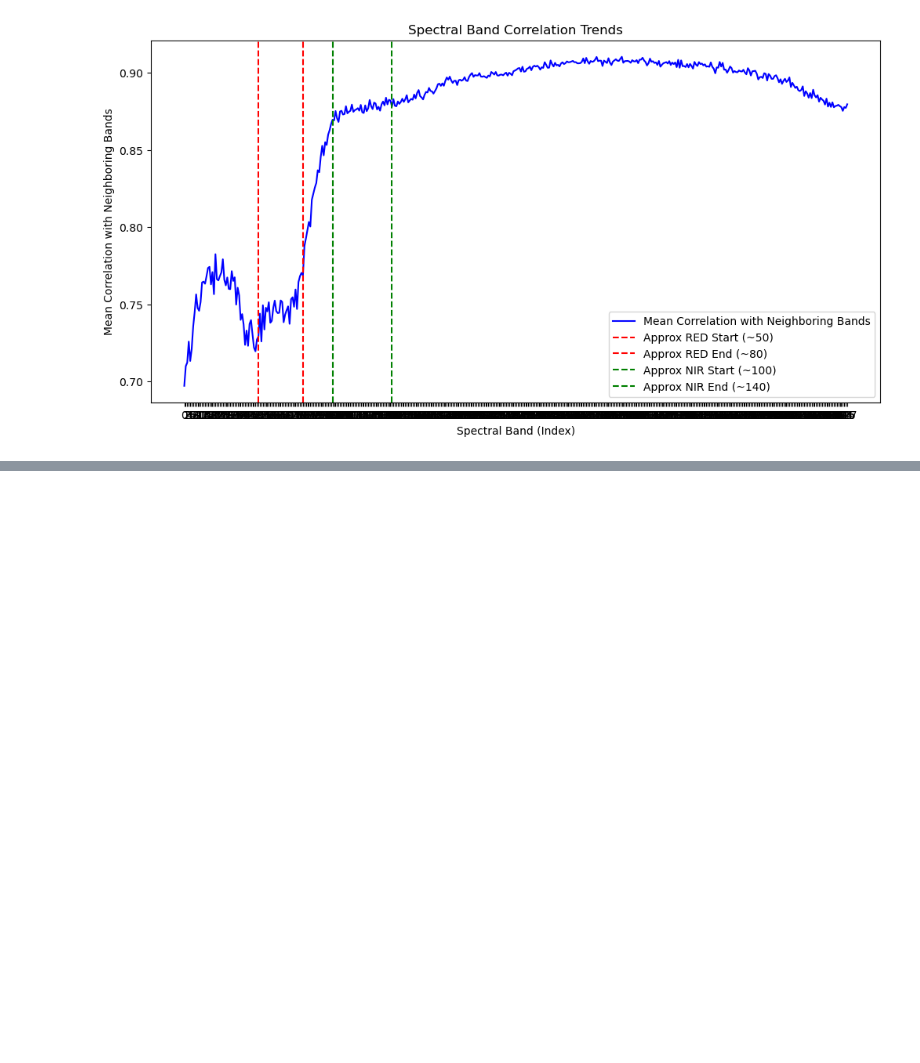
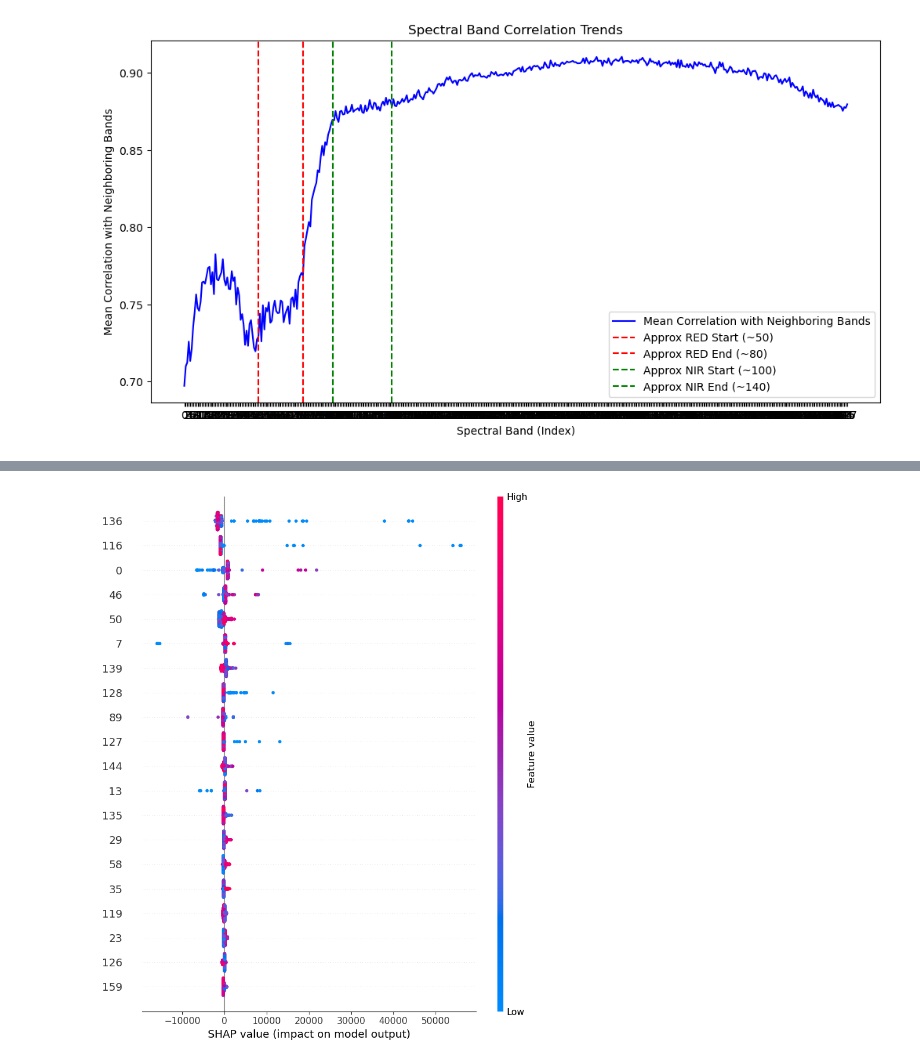
Before and after one commit to SarathKumaryadla/MLE-Mycotoxin-Prediction, a Jupyter notebook: EDA.ipynb, the cells around one changed output, grey strips where cells are left out. Cells and saved outputs as stored; diff of their text form; code cells hidden in the pictures; blank space fills up the shorter version.

```diff
--- a/EDA.ipynb
+++ b/EDA.ipynb
@@ -267,0 +272,19 @@ if __name__ == "__main__":
+# %%
+import shap
+import xgboost
+
+# Train an XGBoost model for SHAP analysis
+X = df.drop(columns=['vomitoxin_ppb', 'hsi_id'])  # Features
+y = df['vomitoxin_ppb']
+
+model = xgboost.XGBRegressor(n_estimators=100, random_state=42)
+model.fit(X, y)
+
+# Apply SHAP
+explainer = shap.Explainer(model)
+shap_values = explainer(X, check_additivity=False)
+
+# Plot SHAP summary
+shap.summary_plot(shap_values, X)
+# %% [output]
+[figure, added]
```
Also changed, not shown: parts of 13 cells of this notebook, 3 other files.
